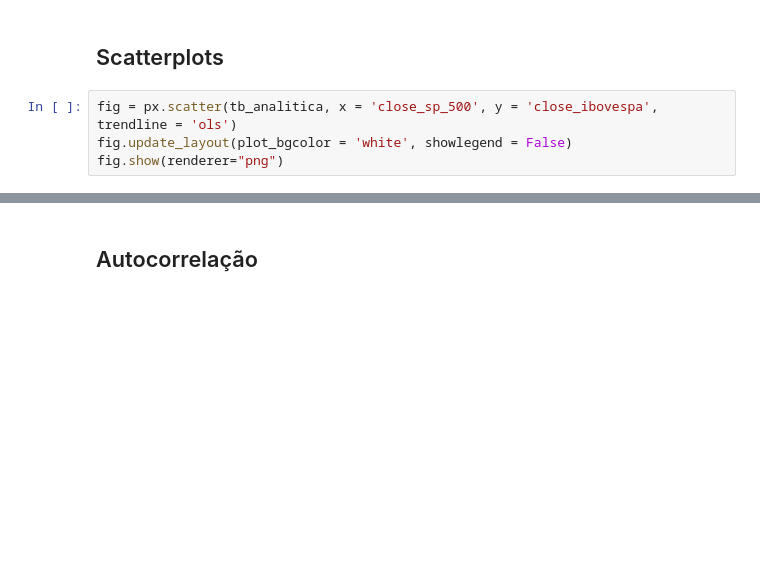
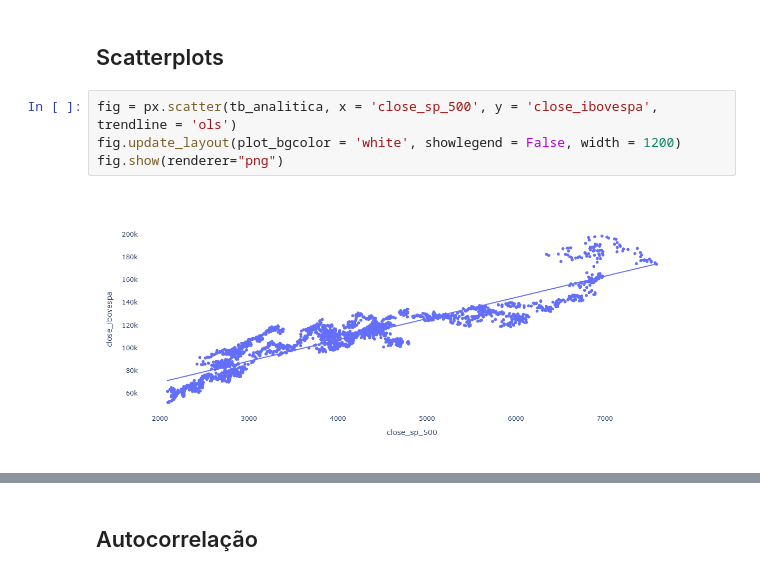
Before and after one commit to leticiafaria7/lstm-stock-predictor-api, a Jupyter notebook: eda.ipynb, the cells around one changed output, grey strips where cells are left out. Cells and saved outputs as stored; diff of their text form; blank space fills up the shorter version.

```diff
--- a/eda.ipynb
+++ b/eda.ipynb
@@ -138,7 +143,9 @@ fig.show(renderer="png")
 ## Scatterplots
 # %%
 fig = px.scatter(tb_analitica, x = 'close_sp_500', y = 'close_ibovespa', trendline = 'ols')
-fig.update_layout(plot_bgcolor = 'white', showlegend = False)
+fig.update_layout(plot_bgcolor = 'white', showlegend = False, width = 1200)
 fig.show(renderer="png")
+# %% [output]
+[figure, added]
 # %%
 fig = px.scatter(tb_analitica, x = 'close_dolar', y = 'close', trendline = 'ols')
```
Also changed, not shown: parts of 6 cells of this notebook.
